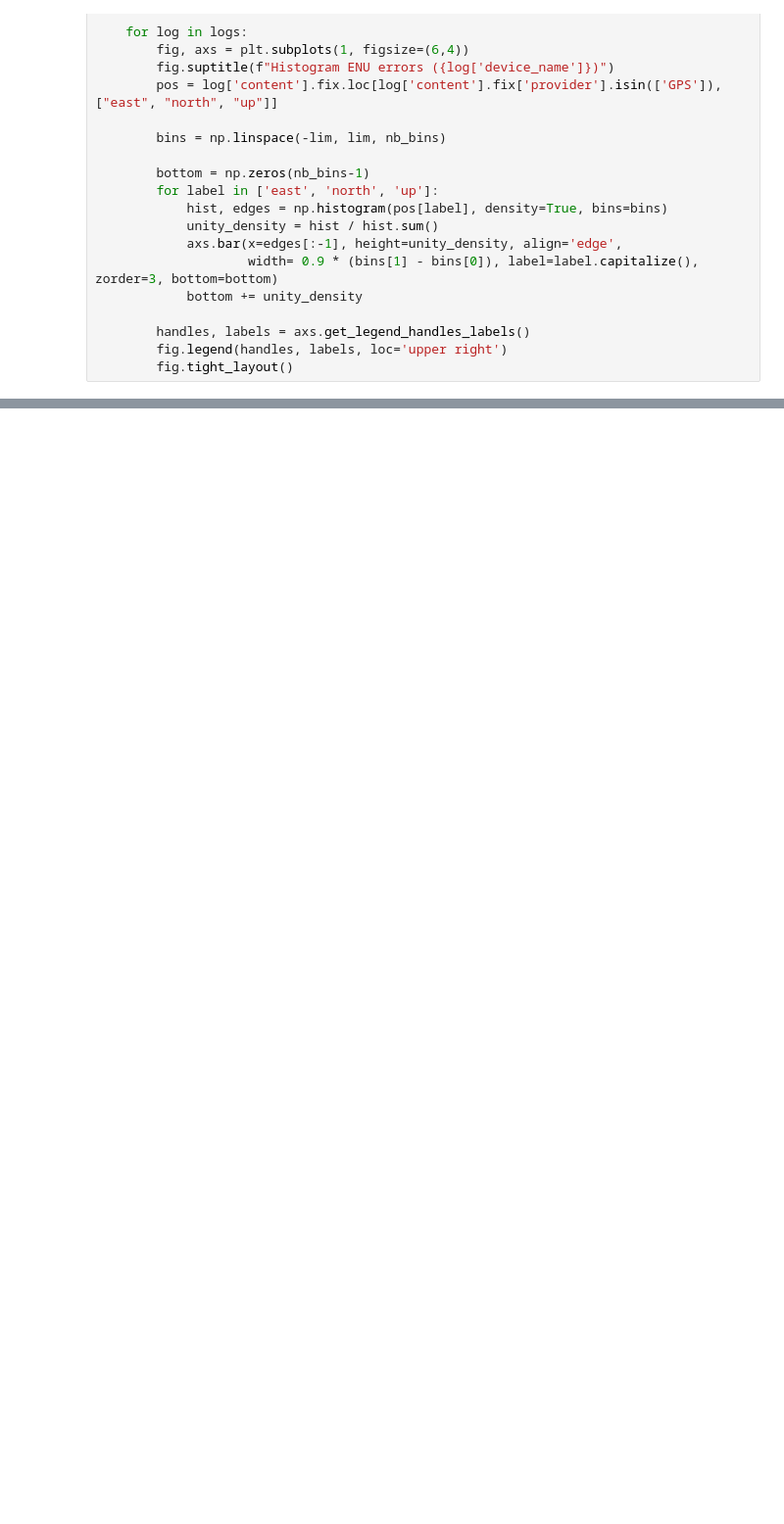
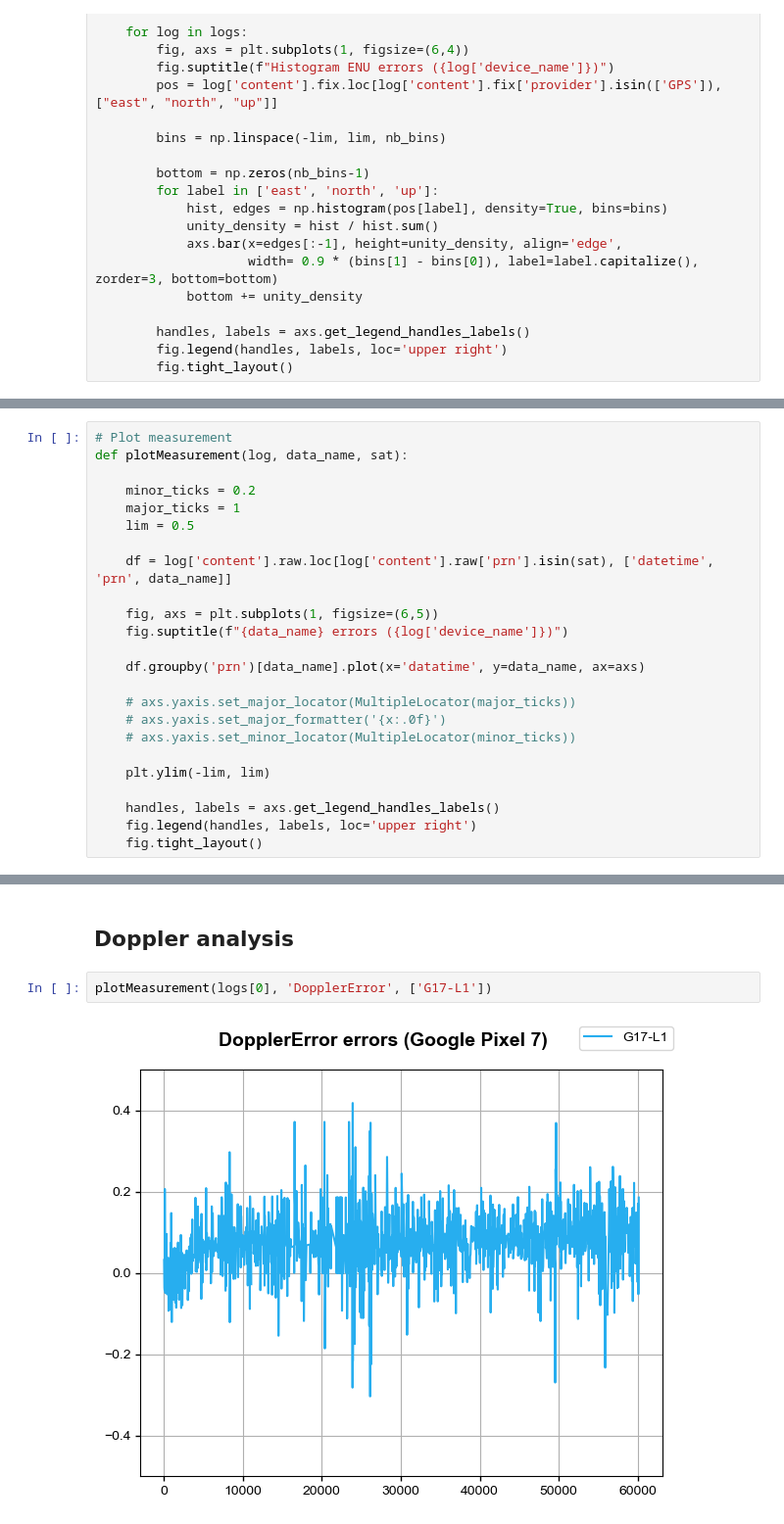
Before and after one commit to agrenier-gnss/MimirAnalyzer, a Jupyter notebook: jupyter/GNSS.ipynb, the cells around one changed output, grey strips where cells are left out. Shown at 98% size. Drawn from its saved outputs; the diff is of its cells as text; blank space fills up the shorter version.

```diff
--- a/jupyter/GNSS.ipynb
+++ b/jupyter/GNSS.ipynb
@@ -369,4 +424,28 @@ def plotStatisticsData(logs, systems, data_name, mode='violin'):
         handles, labels = axs.get_legend_handles_labels()
         fig.legend(handles, labels, loc='upper right')
         fig.tight_layout()
+# %%
+# Plot measurement
+def plotMeasurement(log, data_name, sat):
+
+    minor_ticks = 0.2
+    major_ticks = 1
+    lim = 0.5
+
+    df = log['content'].raw.loc[log['content'].raw['prn'].isin(sat), ['datetime', 'prn', data_name]]
+
+    fig, axs = plt.subplots(1, figsize=(6,5))
+    fig.suptitle(f"{data_name} errors ({log['device_name']})")
+
+    df.groupby('prn')[data_name].plot(x='datatime', y=data_name, ax=axs)
+
+    # axs.yaxis.set_major_locator(MultipleLocator(major_ticks))
+    # axs.yaxis.set_major_formatter('{x:.0f}')
+    # axs.yaxis.set_minor_locator(MultipleLocator(minor_ticks))
+
+    plt.ylim(-lim, lim)
+
+    handles, labels = axs.get_legend_handles_labels()
+    fig.legend(handles, labels, loc='upper right')
+    fig.tight_layout()
 # %%
@@ -387,0 +465,6 @@ plotStatisticsData(logs, ('G', 'R', 'E', 'C'), 'PseudorangeAcceleration', mode='
+# %% [markdown]
+## Doppler analysis
+# %%
+plotMeasurement(logs[0], 'DopplerError', ['G17-L1'])
+# %% [output]
+[figure, added]
```
Also changed, not shown: parts of 20 cells of this notebook, 2 other files.
